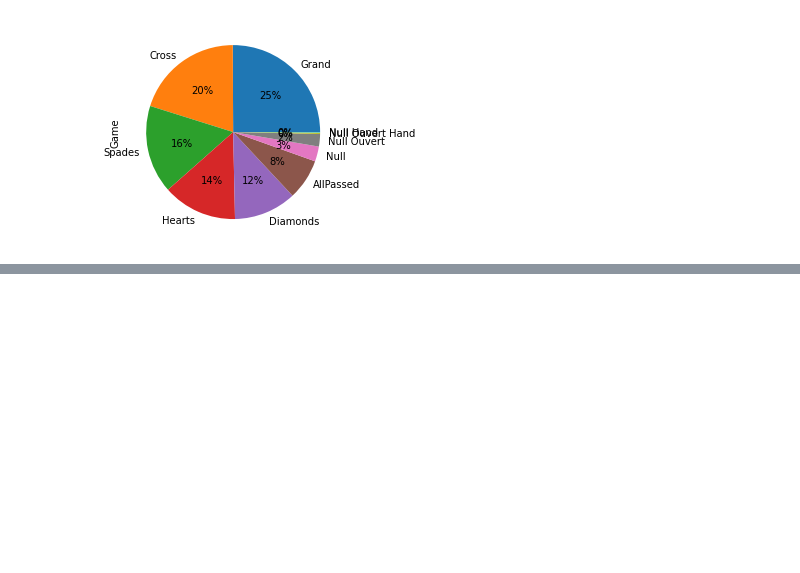
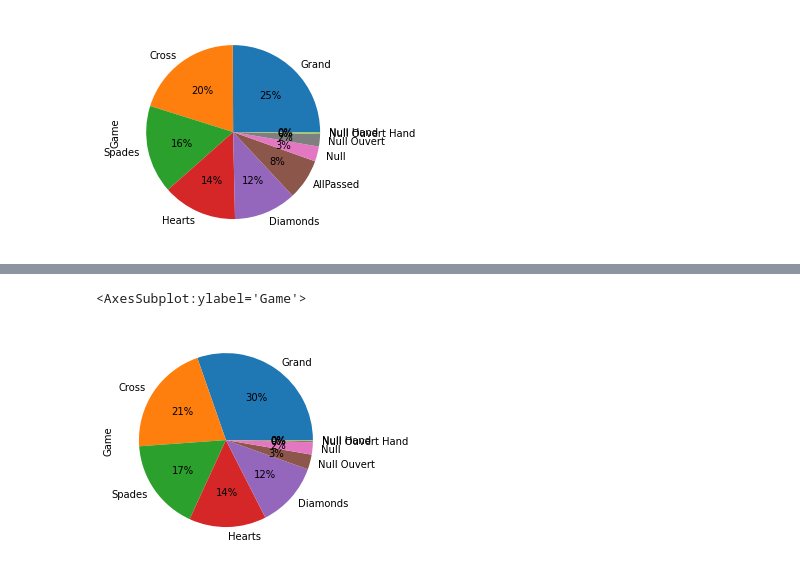
Before and after one commit to SaBeBen/skat_decision_transformer, a Jupyter notebook: data pipeline/data pipeline bl.ipynb, the cells around one changed output, grey strips where cells are left out. Cells and saved outputs as stored; diff of their text form; code cells hidden in the pictures; blank space fills up the shorter version.

```diff
--- a/data pipeline/data pipeline bl.ipynb
+++ b/data pipeline/data pipeline bl.ipynb
@@ -301,0 +295,10 @@ skat_bl_game_data = skat_bl_game_data_frame
+# %%
+# Filter the games that were won
+games_won = skat_bl_game_data_frame[skat_bl_game_data_frame["Won"] == 1]
+
+game_variants_won = games_won["Game"].value_counts(normalize=True)
+game_variants_won = game_variants_won.rename(
+    index={24: "Grand", 12: "Cross", 11: "Spades", 10: "Hearts", 9: "Diamonds", 0: "AllPassed", 23: "Null",
+           46: "Null Ouvert", 59: "Null Ouvert Hand", 35: "Null Hand"})
+game_variants_won.loc["AllPassed"] = 0.0
+game_variants_won
@@ -301,0 +317,6 @@ skat_bl_game_data = skat_bl_game_data_frame
+# %%
+# Create a pie plot showing the relative occurrence of game variants in won games
+game_variants_won.plot(kind="pie", y="Game", autopct='%1.0f%%')
+# %% [output]
+<AxesSubplot:ylabel='Game'>
+[figure, added]
```
Also changed, not shown: parts of 17 cells of this notebook.
